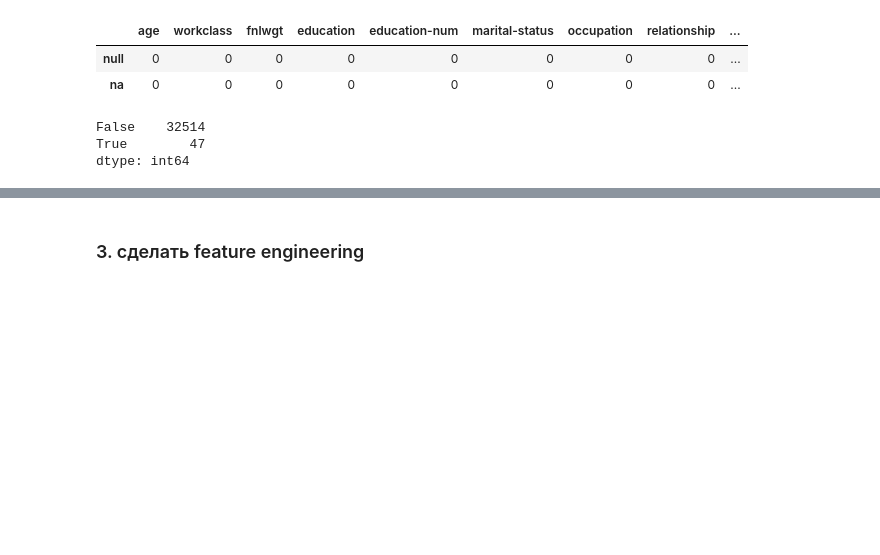
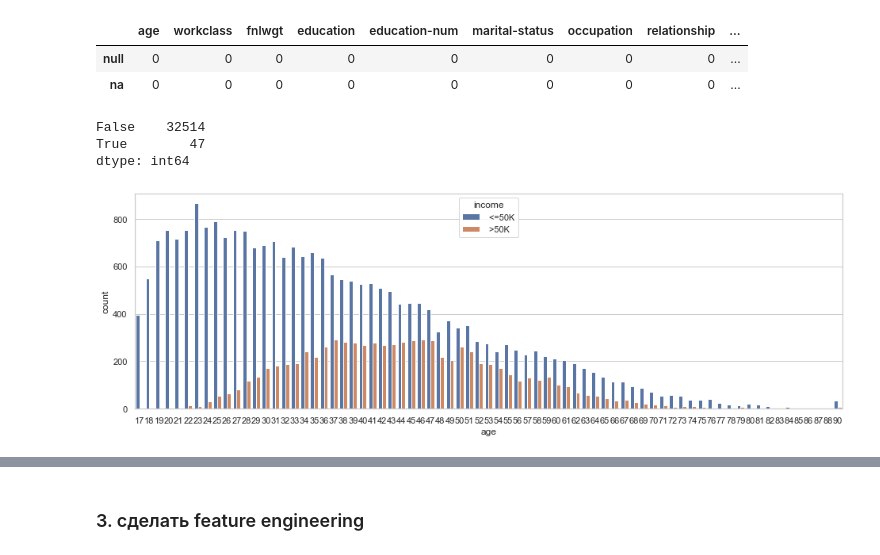
Before and after one commit to koryagin2006/GB_Course_Machine_learning_in_business, a Jupyter notebook: HW_7 Интерпретация прогнозов модели (SHAP).ipynb, the cells around one changed output, grey strips where cells are left out. Drawn from its saved outputs; the diff is of its cells as text; code cells hidden in the pictures; blank space fills up the shorter version.

```diff
--- a/HW_7 Интерпретация прогнозов модели (SHAP).ipynb
+++ b/HW_7 Интерпретация прогнозов модели (SHAP).ipynb
@@ -95,8 +102,9 @@ import pandas as pd
 # %%
-df = pd.read_csv(
-    'les_6/adult.data', sep=',', index_col=False,
-    names=['age', 'workclass', 'fnlwgt', 'education', 'education-num', 'marital-status', 'occupation', 'relationship',
-           'race', 'sex', 'capital-gain', 'capital-loss', 'hours-per-week', 'native-country', 'income'])
+features = ['age', 'workclass', 'fnlwgt', 'education', 'education-num', 'marital-status', 'occupation', 'relationship',
+            'race', 'sex', 'capital-gain', 'capital-loss', 'hours-per-week', 'native-country']
+target = 'income'
+
+df = pd.read_csv('les_6/adult.data', sep=',', index_col=False, names=features + [target])
 # %% [markdown]
 ### 2. сделать обзорный анализ выбранного датасета
 # %%
@@ -121,3 +129,8 @@ df.duplicated(keep=False).value_counts()
 False    32514
 True        47
 dtype: int64
+# %%
+plt.figure(figsize=(16, 5))
+sns.countplot(data=df, x='age', hue='income');
+# %% [output]
+[figure, added]
```
Also changed, not shown: parts of 19 cells of this notebook.
